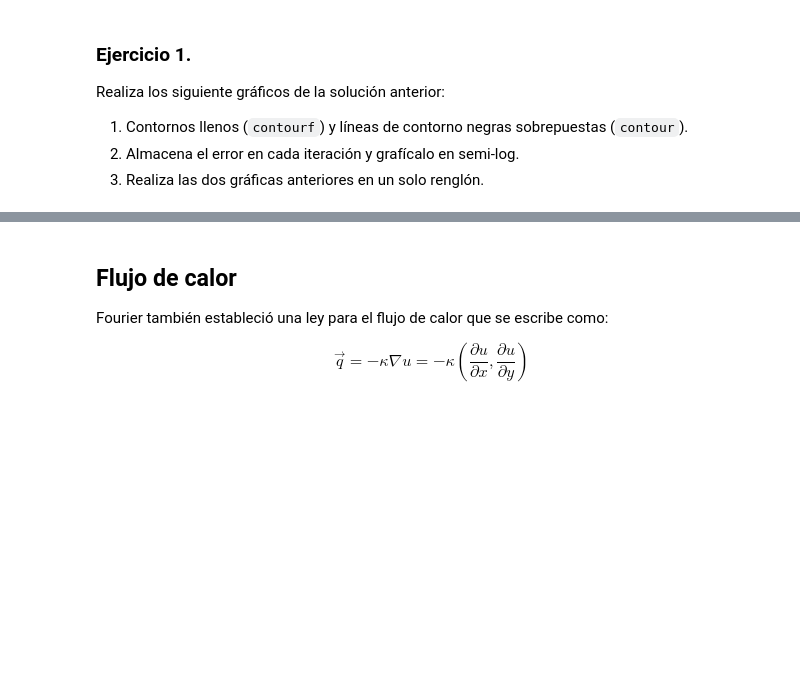
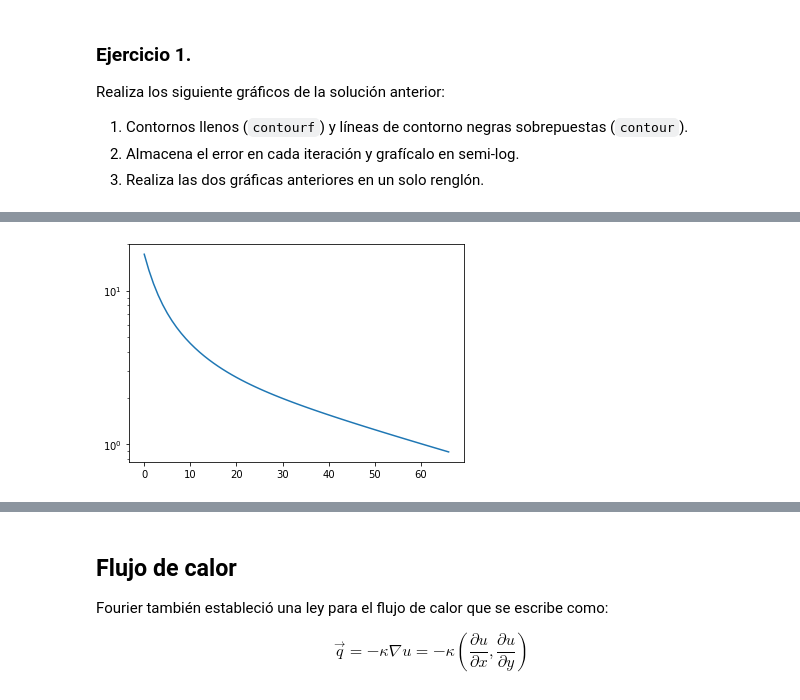
Before and after one commit to luiggix/Python_cero_a_experto, a Jupyter notebook: 04_ComputoCientifico.ipynb, the cells around one changed output, grey strips where cells are left out. Saved outputs shown, nothing was run; the diff lists cells and outputs as text; code cells hidden in the pictures; blank space fills up the shorter version.

```diff
--- a/04_ComputoCientifico.ipynb
+++ b/04_ComputoCientifico.ipynb
@@ -206,0 +201,5 @@ Realiza los siguiente gráficos de la solución anterior:
+# %%
+plt.plot(error_lista)
+plt.yscale('log')
+# %% [output]
+[figure, added]
```
Also changed, not shown: parts of 13 cells of this notebook, 10 other files.
